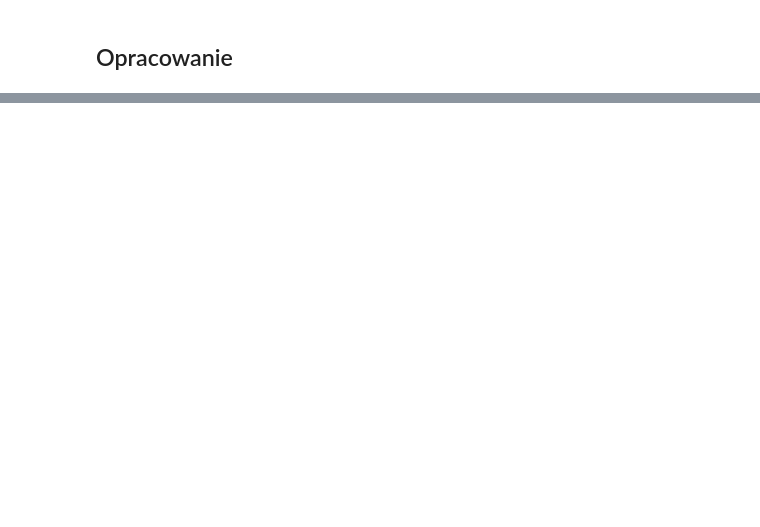
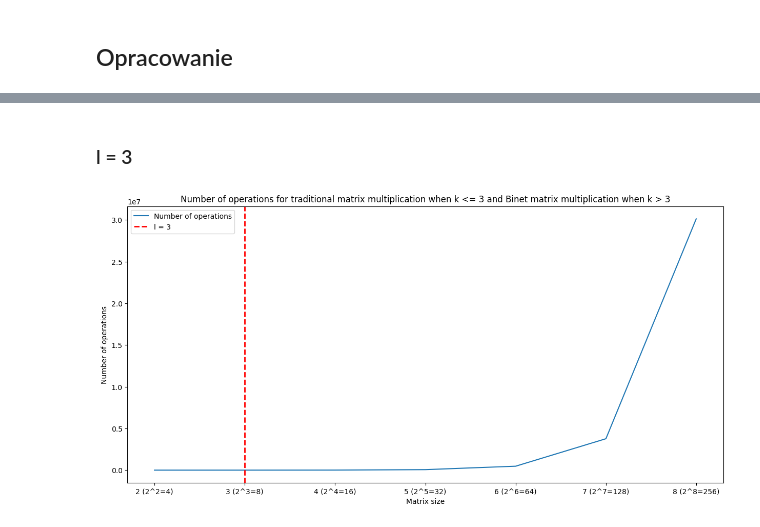
Before and after one commit to Szymon-Budziak/Matrix_calculus_algorithms_course_AGH, a Jupyter notebook: Program_1/program_1.ipynb, the cells around one changed output, grey strips where cells are left out. Saved outputs shown, nothing was run; the diff lists cells and outputs as text; code cells hidden in the pictures; blank space fills up the shorter version.

```diff
--- a/Program_1/program_1.ipynb
+++ b/Program_1/program_1.ipynb
@@ -215,0 +209,10 @@ plot_size_time(traditional_size, traditional_time, traditional_time1)
+# %% [markdown]
+### l = 3
+# %%
+a = 2
+b = 8
+l = 3
+size, operations, _ = multiplication_results(a, b, l)
+generate_plot(size, operations, a, b, l, time=False)
+# %% [output]
+[figure, added]
```
Also changed, not shown: parts of 33 cells of this notebook.
